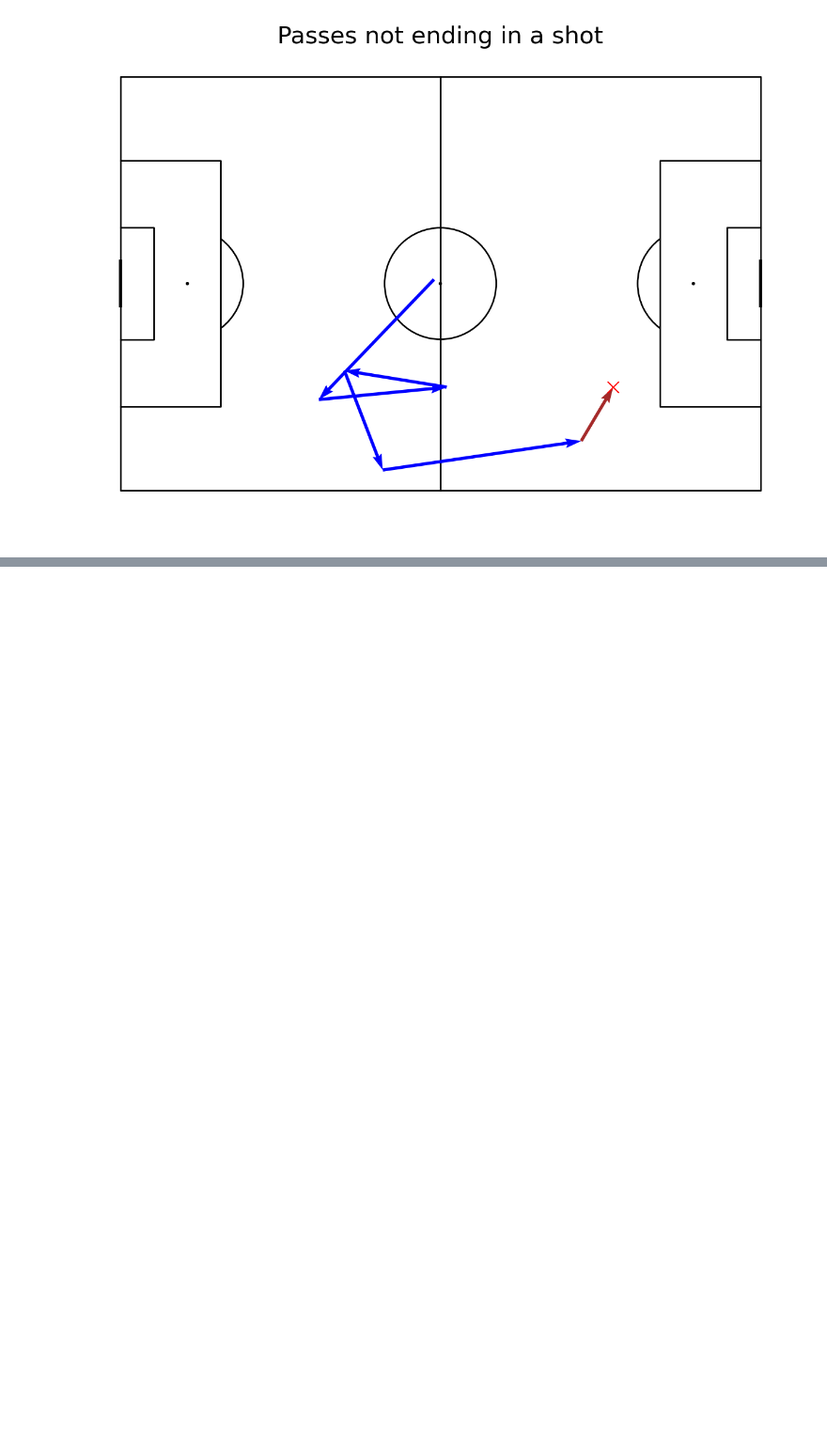
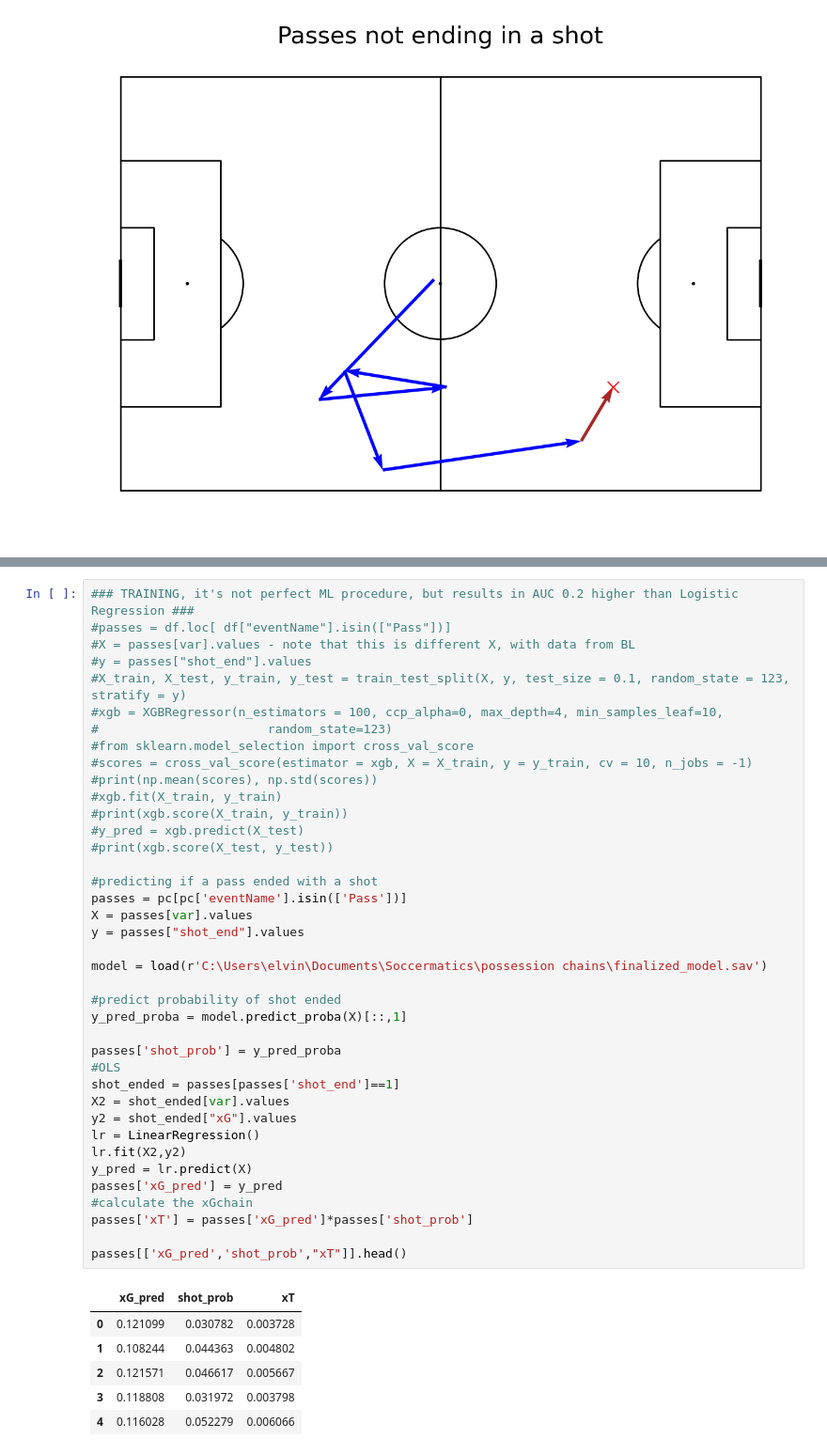
Before and after one commit to elvin-7/Soccermatics, a Jupyter notebook: soccermatics-valuing-actions.ipynb, the cells around one changed output, grey strips where cells are left out. Shown at 94% size. Drawn from its saved outputs; the diff is of its cells as text; blank space fills up the shorter version.

```diff
--- a/soccermatics-valuing-actions.ipynb
+++ b/soccermatics-valuing-actions.ipynb
@@ -772,0 +830,46 @@ plt.show()
+# %%
+### TRAINING, it's not perfect ML procedure, but results in AUC 0.2 higher than Logistic Regression ###
+#passes = df.loc[ df["eventName"].isin(["Pass"])]
+#X = passes[var].values - note that this is different X, with data from BL
+#y = passes["shot_end"].values
+#X_train, X_test, y_train, y_test = train_test_split(X, y, test_size = 0.1, random_state = 123, stratify = y)
+#xgb = XGBRegressor(n_estimators = 100, ccp_alpha=0, max_depth=4, min_samples_leaf=10,
+#                       random_state=123)
+#from sklearn.model_selection import cross_val_score
+#scores = cross_val_score(estimator = xgb, X = X_train, y = y_train, cv = 10, n_jobs = -1)
+#print(np.mean(scores), np.std(scores))
+#xgb.fit(X_train, y_train)
+#print(xgb.score(X_train, y_train))
+#y_pred = xgb.predict(X_test)
+#print(xgb.score(X_test, y_test))
+
+#predicting if a pass ended with a shot
+passes = pc[pc['eventName'].isin(['Pass'])]
+X = passes[var].values
+y = passes["shot_end"].values
+
+model = load(r'C:\Users\elvin\Documents\Soccermatics\possession chains\finalized_model.sav')
+
+#predict probability of shot ended
+y_pred_proba = model.predict_proba(X)[::,1]
+
+passes['shot_prob'] = y_pred_proba
+#OLS
+shot_ended = passes[passes['shot_end']==1]
+X2 = shot_ended[var].values
+y2 = shot_ended["xG"].values
+lr = LinearRegression()
+lr.fit(X2,y2)
+y_pred = lr.predict(X)
+passes['xG_pred'] = y_pred
+#calculate the xGchain
+passes['xT'] = passes['xG_pred']*passes['shot_prob']
+
+passes[['xG_pred','shot_prob',"xT"]].head()
+# %% [output]
+|  | xG_pred | shot_prob | xT |
+| 0 | 0.121099 | 0.030782 | 0.003728 |
+| 1 | 0.108244 | 0.044363 | 0.004802 |
+| 2 | 0.121571 | 0.046617 | 0.005667 |
+| 3 | 0.118808 | 0.031972 | 0.003798 |
+| 4 | 0.116028 | 0.052279 | 0.006066 |
```
Also changed, not shown: parts of 8 cells of this notebook.
